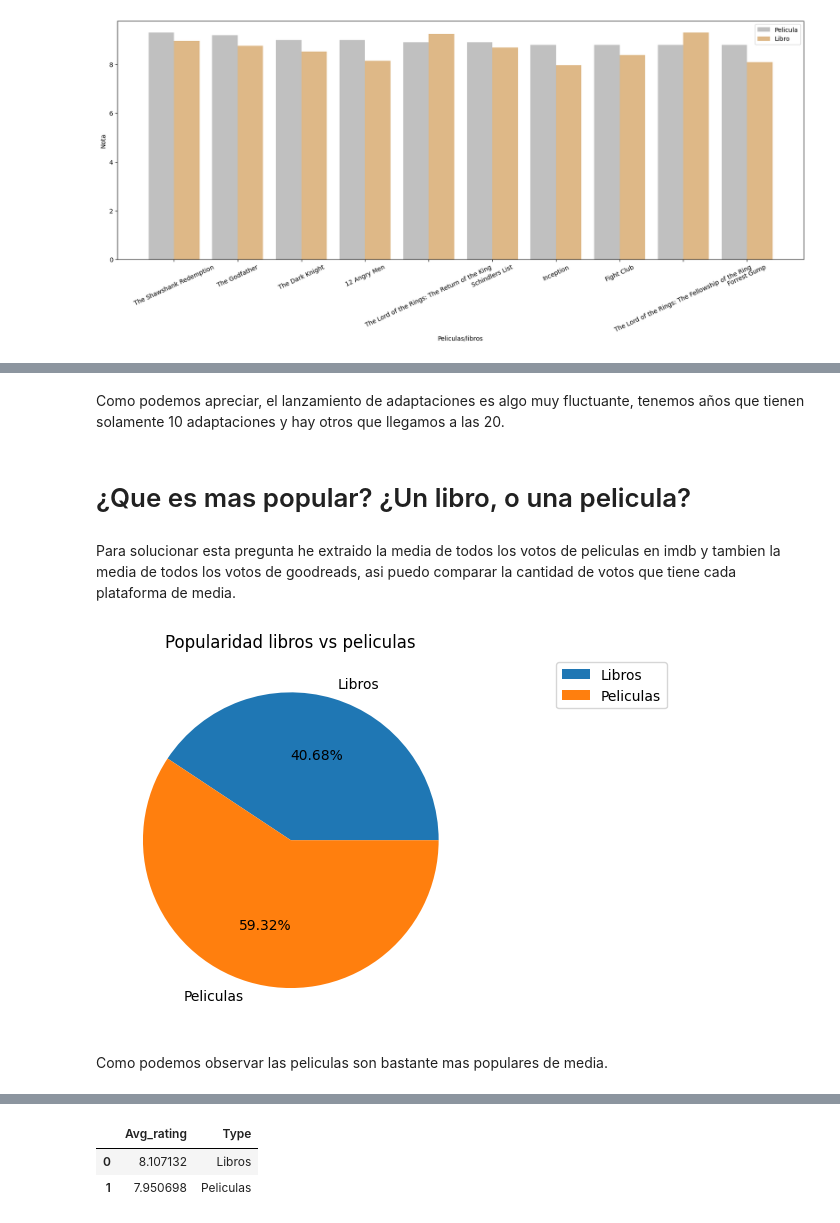
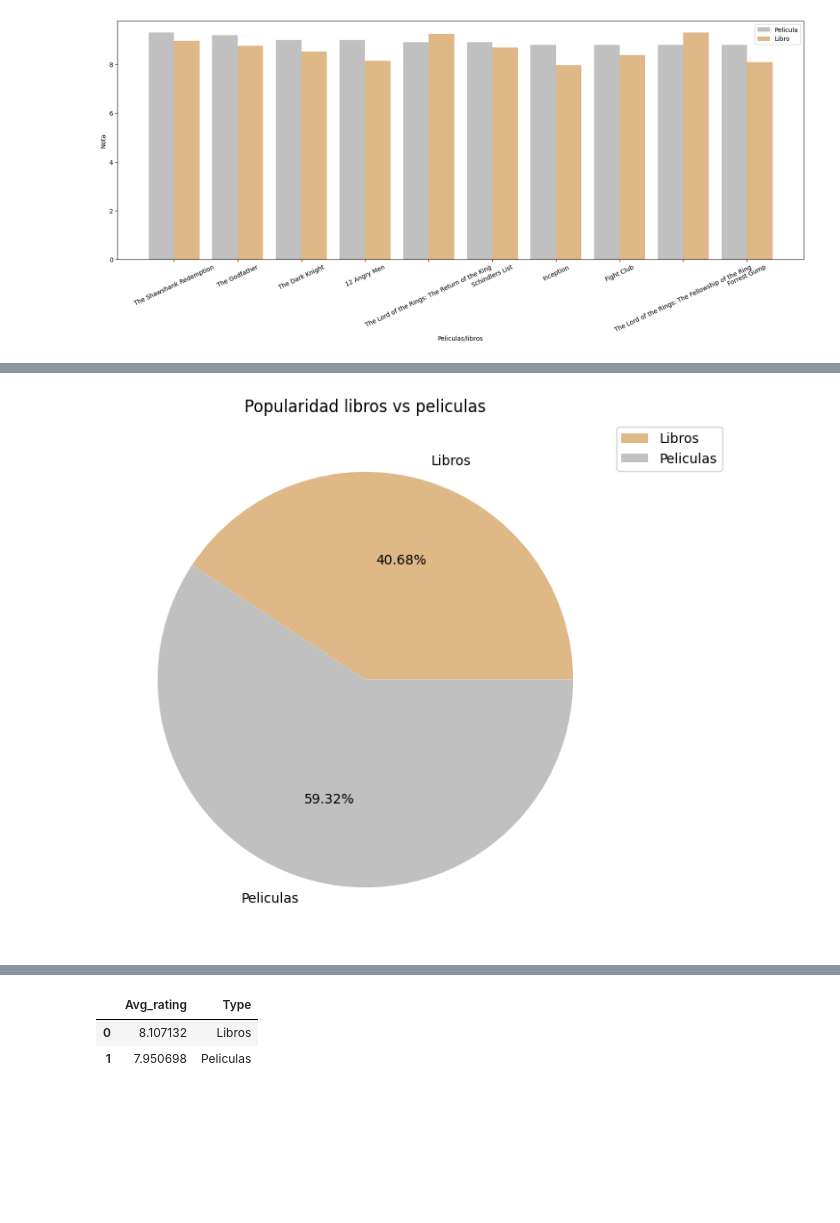
Before and after one commit to Slivered/Proyecto_1, a Jupyter notebook: Notebooks/Visualización.ipynb, the cells around one changed output, grey strips where cells are left out. Drawn from its saved outputs; the diff is of its cells as text; code cells hidden in the pictures; blank space fills up the shorter version.

```diff
--- a/Notebooks/Visualización.ipynb
+++ b/Notebooks/Visualización.ipynb
@@ -139,10 +121,3 @@ plt.xticks(Most_released_year["Released_Year"],rotation=40);
-# %% [markdown]
-Como podemos apreciar, el lanzamiento de adaptaciones es algo muy fluctuante, tenemos años que tienen solamente 10 adaptaciones y hay otros que llegamos a las 20.
-# %% [markdown]
-# ¿Que es mas popular? ¿Un libro, o una pelicula?
-# %% [markdown]
-Para solucionar esta pregunta he extraido la media de todos los votos de peliculas en imdb y tambien la media de todos los votos de goodreads, asi puedo comparar
-la cantidad de votos que tiene cada plataforma de media.
 # %%
 #We request the info. that we need with a query to mySQL server
 avg_votes = engine.execute("""
@@ -169,11 +144,10 @@ avg_votes_together = pd.DataFrame(avg_votes_together)
 # %%
 #I decided to use a Pie Plot becouse i only had to compare two values, so its ideal.
 plt.pie(avg_votes_together["Avg_votes"],
     labels = avg_votes_together["Type"],
+    colors = ["burlywood","silver"],
     autopct = "%1.2f%%")
 plt.title("Popularidad libros vs peliculas")
 plt.legend(bbox_to_anchor=(1.2, 1));
 # %% [output]
-[figure, old version]
+[figure, new version]
-# %% [markdown]
-Como podemos observar las peliculas son bastante mas populares de media.
```
Also changed, not shown: parts of 14 cells of this notebook, 9 other files.
